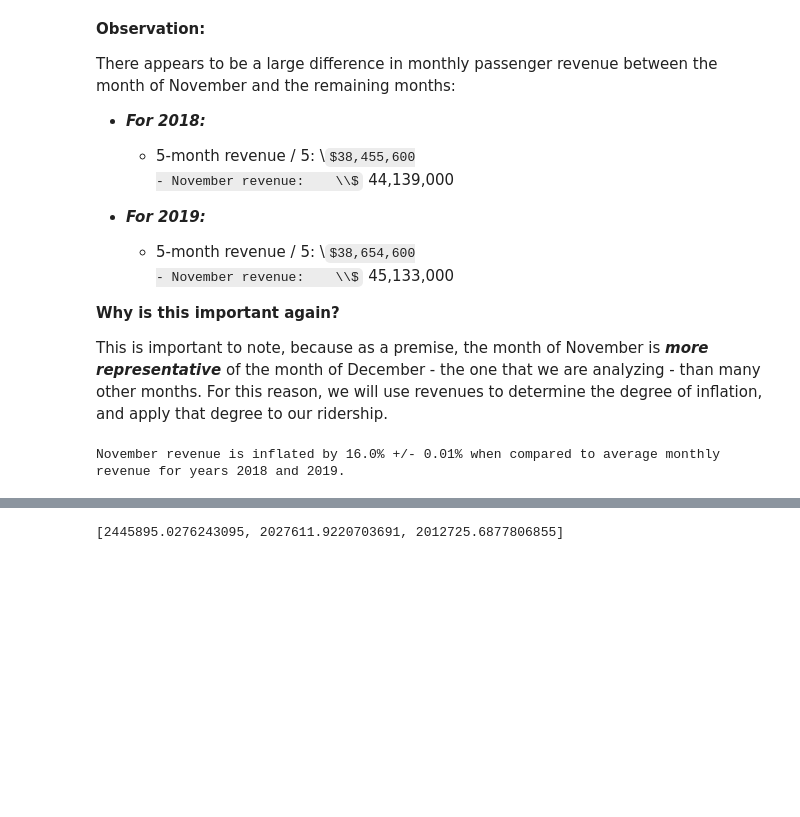
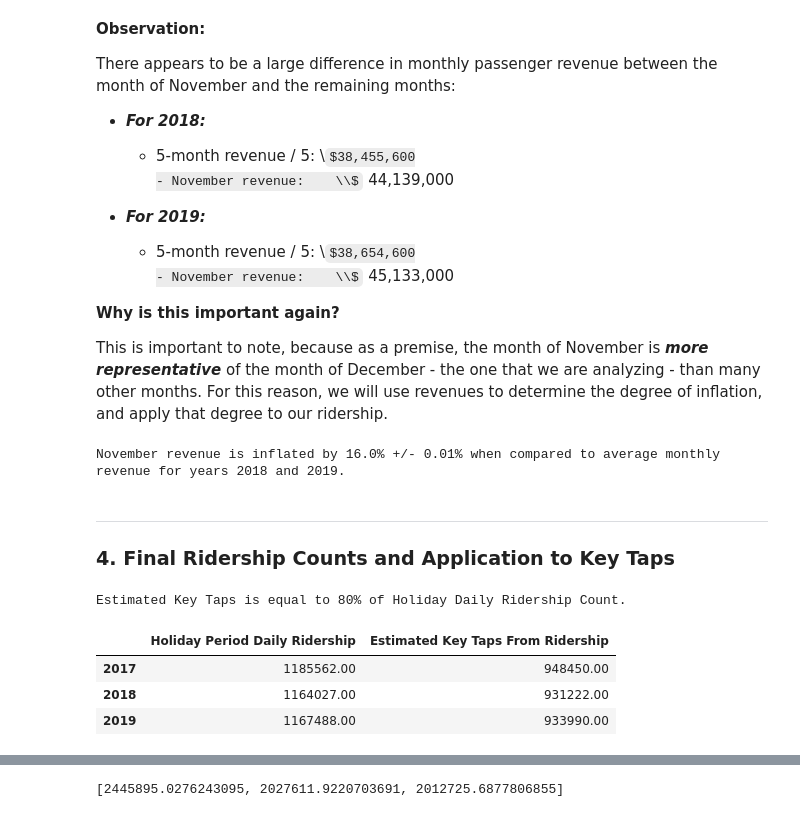
Before and after one commit to jafonte01/SEPTA-Competition-Project, a Jupyter notebook: iSepta Philly Project.ipynb, the cells around one changed output, grey strips where cells are left out. Cells and saved outputs as stored; diff of their text form; code cells hidden in the pictures; some formulas as TeX source; blank space fills up the shorter version.

Commit message:
Final Conclusion and Epilogue Analysis added

```diff
--- a/iSepta Philly Project.ipynb
+++ b/iSepta Philly Project.ipynb
@@ -928,3 +931,28 @@ print('November revenue is inflated by {}% +/- {}% when compared to average mont
      .format(round((holidayinflation_scaler-1)*100, 1), holidayinflation_scalerstd))
 # %% [output]
 November revenue is inflated by 16.0% +/- 0.01% when compared to average monthly revenue for years 2018 and 2019.
+# %% [markdown]
+***
+### 4. Final Ridership Counts and Application to Key Taps
+# %%
+# revising via accounting for weekday inflation and holiday inflation
+dailyriderrevised2017 = round(dailyridership2017 * holidayinflation_scaler * weekdayinflation, 0)
+
+dailyriderrevised2018 = round(dailyridership2018 * holidayinflation_scaler * weekdayinflation, 0)
+
+dailyriderrevised2019 = round(dailyridership2019 * holidayinflation_scaler * weekdayinflation, 0)
+# %%
+df_conclusion = pd.DataFrame({'Holiday Period Daily Ridership' :
+                              [dailyriderrevised2017, dailyriderrevised2018, dailyriderrevised2019]})
+# %%
+df_conclusion.index = ['2017', '2018', '2019']
+# %%
+df_conclusion['Estimated Key Taps From Ridership'] = round(df_conclusion['Holiday Period Daily Ridership'] * 0.8, 0)
+print('Estimated Key Taps is equal to 80% of Holiday Daily Ridership Count.')
+df_conclusion
+# %% [output]
+Estimated Key Taps is equal to 80% of Holiday Daily Ridership Count.
+|  | Holiday Period Daily Ridership | Estimated Key Taps From Ridership |
+| 2017 | 1185562.00 | 948450.00 |
+| 2018 | 1164027.00 | 931222.00 |
+| 2019 | 1167488.00 | 933990.00 |
```
Also changed, not shown: parts of 5 cells of this notebook.
